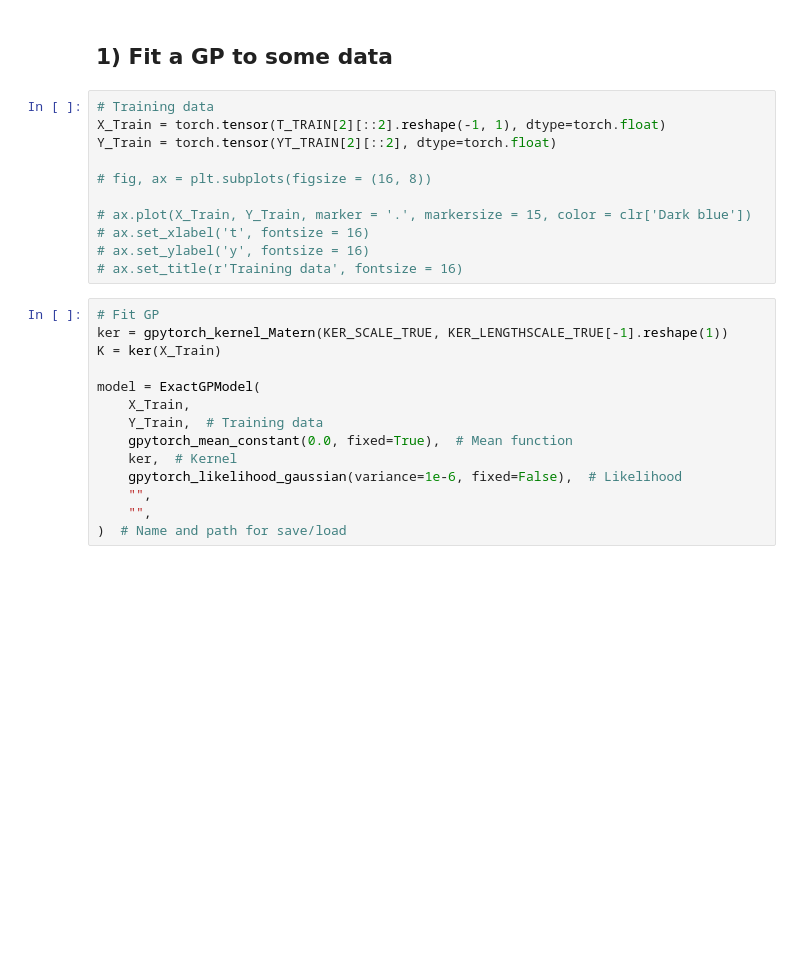
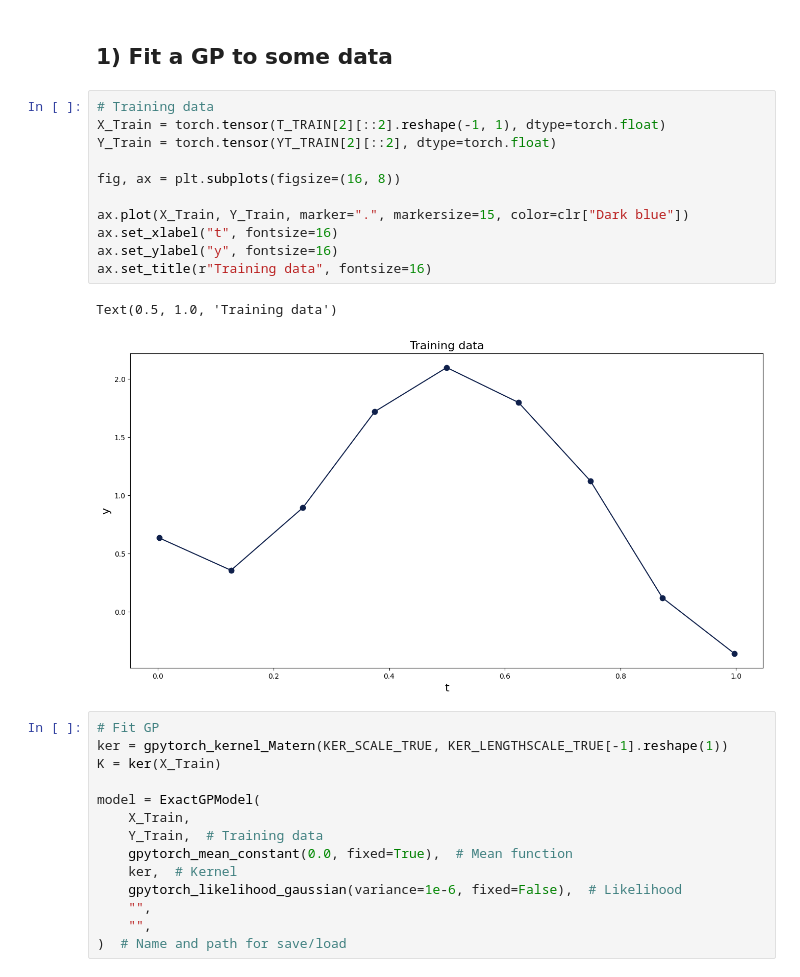
Before and after one commit to dnv-opensource/gp-diagnostics, a Jupyter notebook: examples/example.ipynb, the cells around one changed output. Cells and saved outputs as stored; diff of their text form; blank space fills up the shorter version.

```diff
--- a/examples/example.ipynb
+++ b/examples/example.ipynb
@@ -238,14 +240,17 @@ fig.tight_layout()
 # %%
 # Training data
 X_Train = torch.tensor(T_TRAIN[2][::2].reshape(-1, 1), dtype=torch.float)
 Y_Train = torch.tensor(YT_TRAIN[2][::2], dtype=torch.float)
 
-# fig, ax = plt.subplots(figsize = (16, 8))
+fig, ax = plt.subplots(figsize=(16, 8))
 
-# ax.plot(X_Train, Y_Train, marker = '.', markersize = 15, color = clr['Dark blue'])
-# ax.set_xlabel('t', fontsize = 16)
-# ax.set_ylabel('y', fontsize = 16)
-# ax.set_title(r'Training data', fontsize = 16)
+ax.plot(X_Train, Y_Train, marker=".", markersize=15, color=clr["Dark blue"])
+ax.set_xlabel("t", fontsize=16)
+ax.set_ylabel("y", fontsize=16)
+ax.set_title(r"Training data", fontsize=16)
+# %% [output]
+Text(0.5, 1.0, 'Training data')
+[figure, added]
 # %%
 # Fit GP
 ker = gpytorch_kernel_Matern(KER_SCALE_TRUE, KER_LENGTHSCALE_TRUE[-1].reshape(1))
```
Also changed, not shown: parts of 4 cells of this notebook.
